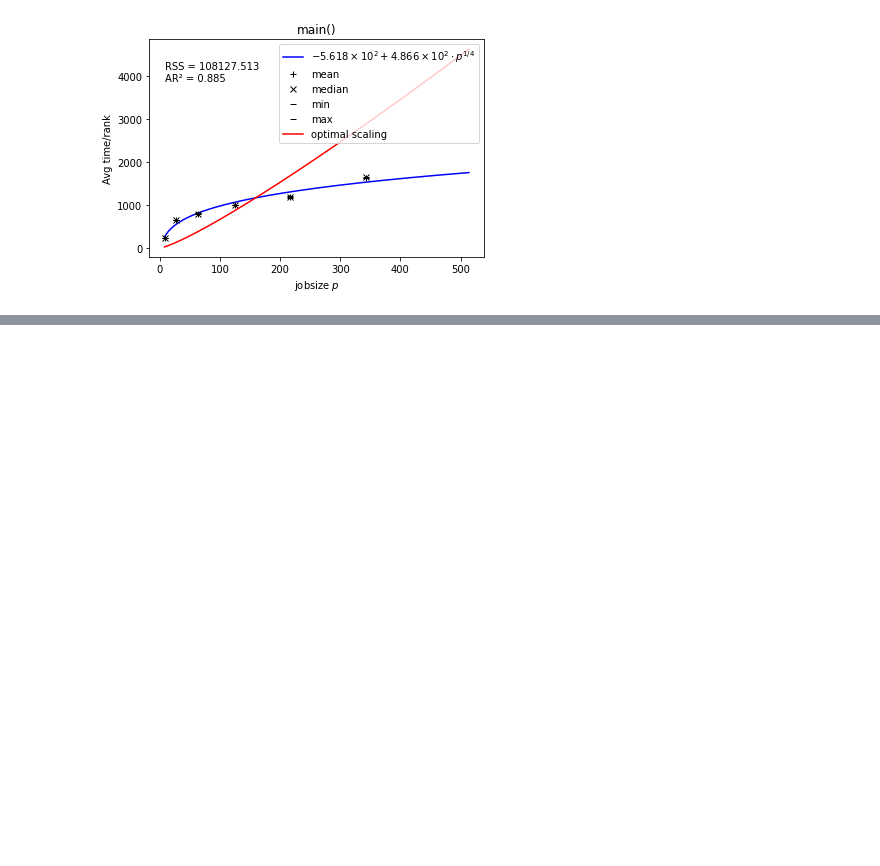
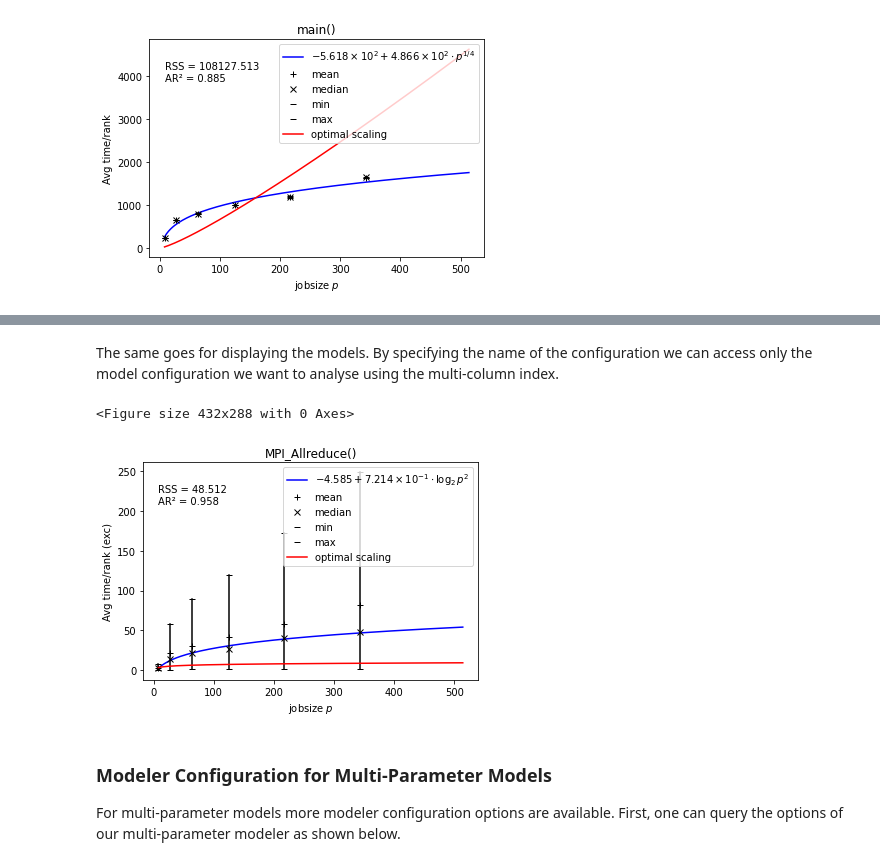
Before and after one commit to LLNL/thicket-tutorial, a Jupyter notebook: notebooks/02_extrap-with-metadata-aggregated.ipynb, the cells around one changed output, grey strips where cells are left out. Drawn from its saved outputs; the diff is of its cells as text; code cells hidden in the pictures; blank space fills up the shorter version.

```diff
--- a/notebooks/02_extrap-with-metadata-aggregated.ipynb
+++ b/notebooks/02_extrap-with-metadata-aggregated.ipynb
@@ -236,0 +273,5 @@ plt.close()
+# %%
+data = "../data/lulesh/"
+thicket = th.Thicket.from_caliperreader(data)
+extrap_interface = ExtrapInterface()
+extrap_interface.print_modelers()
@@ -236,0 +388,18 @@ plt.close()
+# %% [markdown]
+The same goes for displaying the models. By specifying the name of the configuration we can access only the model configuration we want to analyse using the multi-column index.
+# %%
+model_obj = thicket.statsframe.dataframe["config2"].at[thicket.statsframe.dataframe.index[len(thicket.statsframe.dataframe.index)-1], "Avg time/rank (exc)_extrap-model"]
+plt.clf()
+fig, ax = model_obj.display(show_mean=True, show_median=True,
+                            show_min_max=True, RSS=True,
+                            AR2=True, show_opt_scaling=True,
+                            opt_scaling_func="log2(p)**1")
+plt.show()
+plt.close()
+# %% [output]
+<Figure size 432x288 with 0 Axes>
+[figure, added]
+# %% [markdown]
+### Modeler Configuration for Multi-Parameter Models
+
+For multi-parameter models more modeler configuration options are available. First, one can query the options of our multi-parameter modeler as shown below.
```
Also changed, not shown: parts of 30 cells of this notebook, 3 other files.
